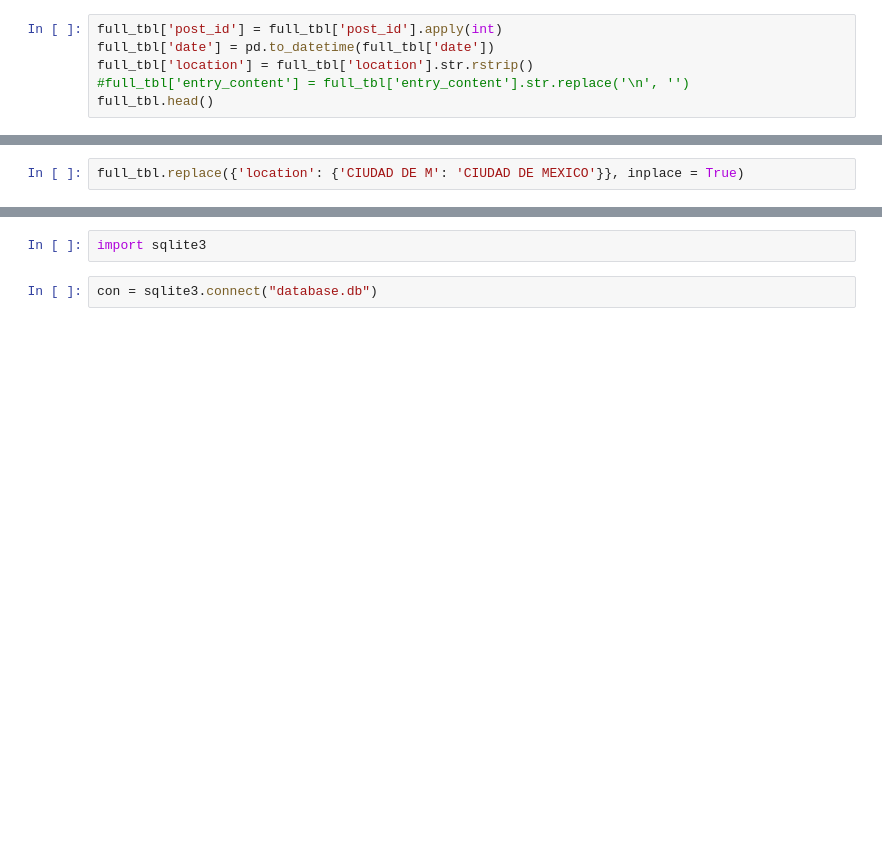
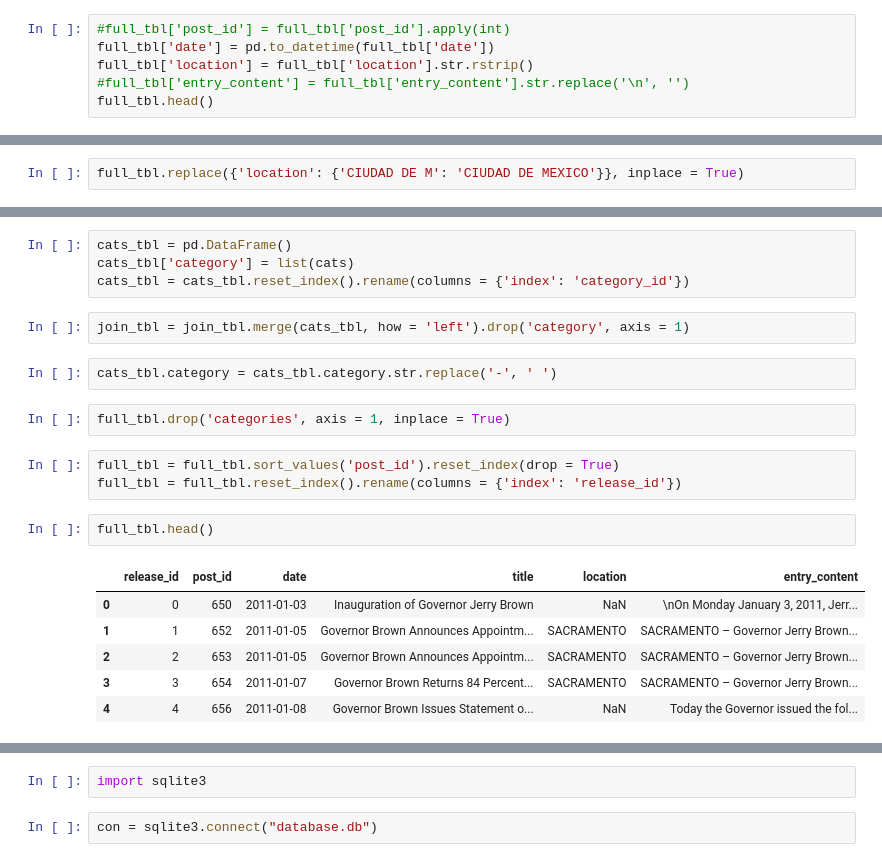
Before and after one commit to zanekuser/CA_Gov_Press_Releases, a Jupyter notebook: Parser.ipynb, the cells around one changed output, grey strips where cells are left out. Cells and saved outputs as stored; diff of their text form; blank space fills up the shorter version.

```diff
--- a/Parser.ipynb
+++ b/Parser.ipynb
@@ -167,7 +219,7 @@ full_tbl.head()
 | 3 | 3963 | Dec 27, 2013 | Governor Brown Appoints Dean Benj... | SACRAMENTO | [appointments, press-releases] | SACRAMENTO – Governor Edmund G. B... |
 | 4 | 3962 | Dec 27, 2013 | Governor Brown Appoints Two to Or... | SACRAMENTO | [appointments, press-releases] | SACRAMENTO – Governor Edmund G. B... |
 # %%
-full_tbl['post_id'] = full_tbl['post_id'].apply(int)
+#full_tbl['post_id'] = full_tbl['post_id'].apply(int)
 full_tbl['date'] = pd.to_datetime(full_tbl['date'])
 full_tbl['location'] = full_tbl['location'].str.rstrip()
 #full_tbl['entry_content'] = full_tbl['entry_content'].str.replace('\n', '')
@@ -200,0 +269,22 @@ full_tbl['categories'].apply(lambda x: )
+# %%
+cats_tbl = pd.DataFrame()
+cats_tbl['category'] = list(cats)
+cats_tbl = cats_tbl.reset_index().rename(columns = {'index': 'category_id'})
+# %%
+join_tbl = join_tbl.merge(cats_tbl, how = 'left').drop('category', axis = 1)
+# %%
+cats_tbl.category = cats_tbl.category.str.replace('-', ' ')
+# %%
+full_tbl.drop('categories', axis = 1, inplace = True)
+# %%
+full_tbl = full_tbl.sort_values('post_id').reset_index(drop = True)
+full_tbl = full_tbl.reset_index().rename(columns = {'index': 'release_id'})
+# %%
+full_tbl.head()
+# %% [output]
+|  | release_id | post_id | date | title | location | entry_content |
+| 0 | 0 | 650 | 2011-01-03 | Inauguration of Governor Jerry Brown | NaN | \nOn Monday January 3, 2011, Jerr... |
+| 1 | 1 | 652 | 2011-01-05 | Governor Brown Announces Appointm... | SACRAMENTO | SACRAMENTO – Governor Jerry Brown... |
+| 2 | 2 | 653 | 2011-01-05 | Governor Brown Announces Appointm... | SACRAMENTO | SACRAMENTO – Governor Jerry Brown... |
+| 3 | 3 | 654 | 2011-01-07 | Governor Brown Returns 84 Percent... | SACRAMENTO | SACRAMENTO – Governor Jerry Brown... |
+| 4 | 4 | 656 | 2011-01-08 | Governor Brown Issues Statement o... | NaN | Today the Governor issued the fol... |
```
Also changed, not shown: parts of 42 cells of this notebook.
